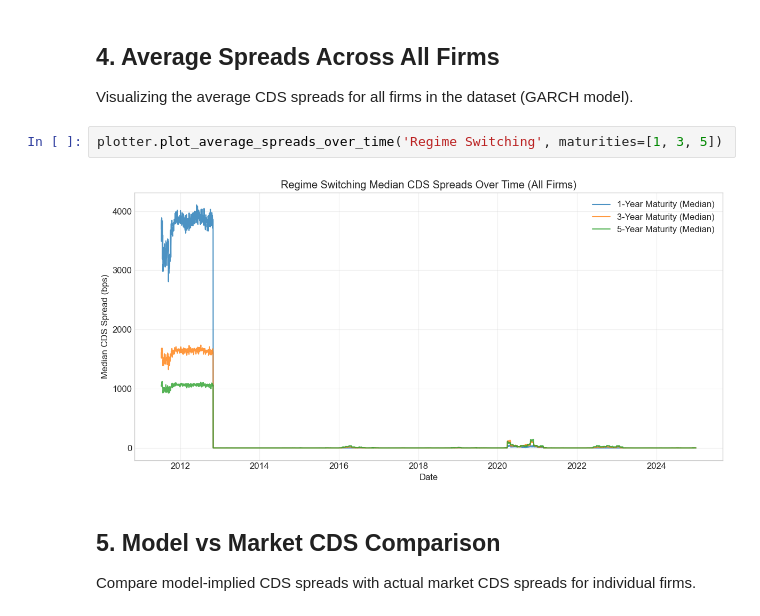
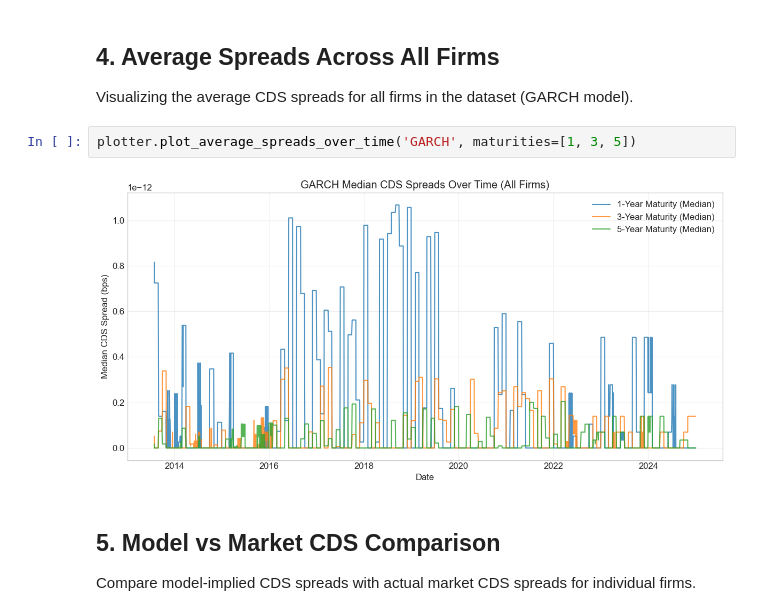
Before and after one commit to ChaseW3/Seminar-QF, a Jupyter notebook: Seminar QF/notebooks/visualize_results.ipynb, the cells around one changed output. Drawn from its saved outputs; the diff is of its cells as text.

```diff
--- a/Seminar QF/notebooks/visualize_results.ipynb
+++ b/Seminar QF/notebooks/visualize_results.ipynb
@@ -123,9 +116,9 @@ plotter.plot_model_comparison(gvkey=220833, maturity=5, models=['GARCH', 'Regime
 ## 4. Average Spreads Across All Firms
 Visualizing the average CDS spreads for all firms in the dataset (GARCH model).
 # %%
-plotter.plot_average_spreads_over_time('Regime Switching', maturities=[1, 3, 5])
+plotter.plot_average_spreads_over_time('GARCH', maturities=[1, 3, 5])
 # %% [output]
-[figure, old version]
+[figure, new version]
 # %% [markdown]
 ## 5. Model vs Market CDS Comparison
 
```
Also changed, not shown: parts of 2 cells of this notebook, 3 other files.
